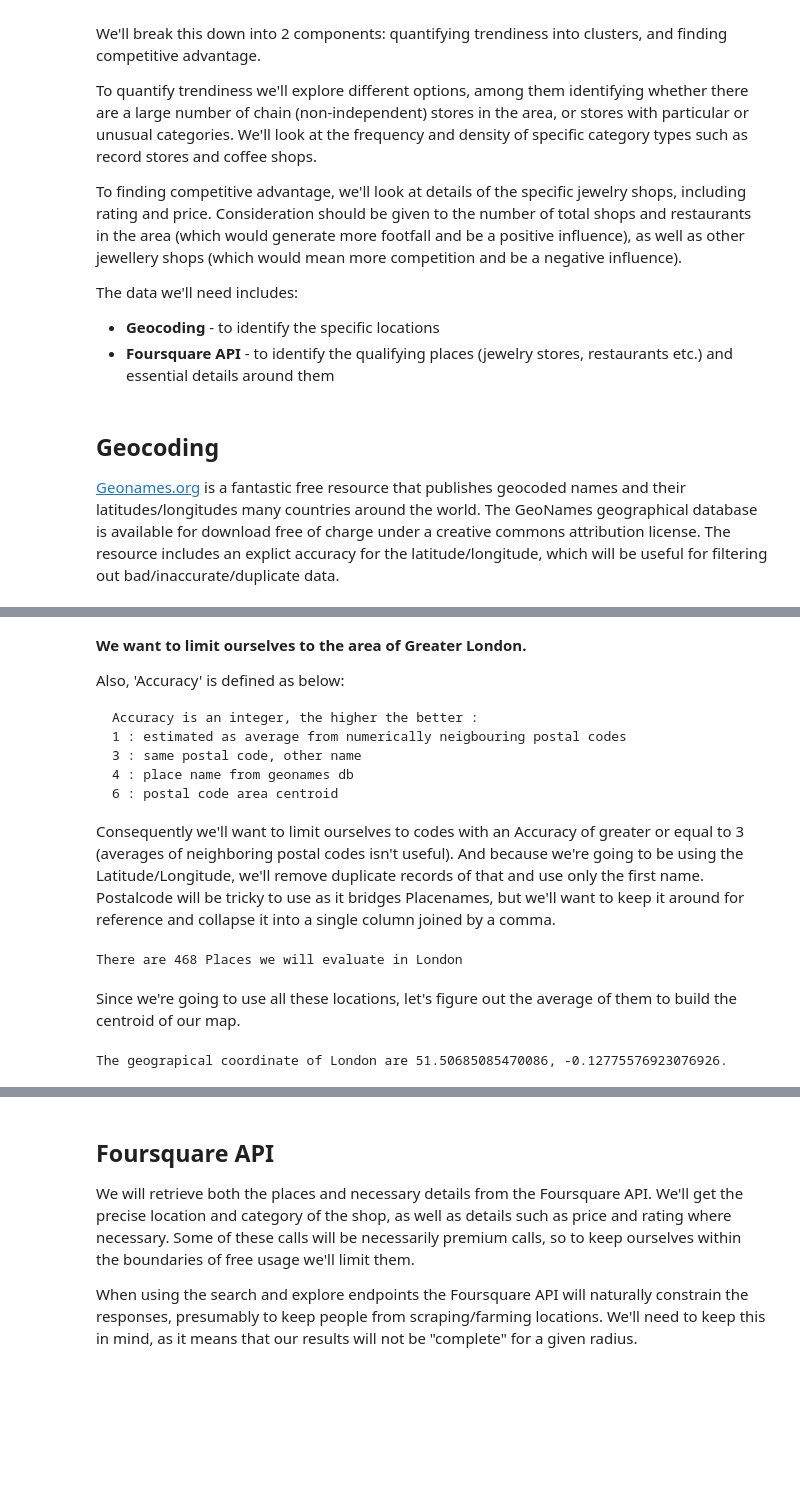
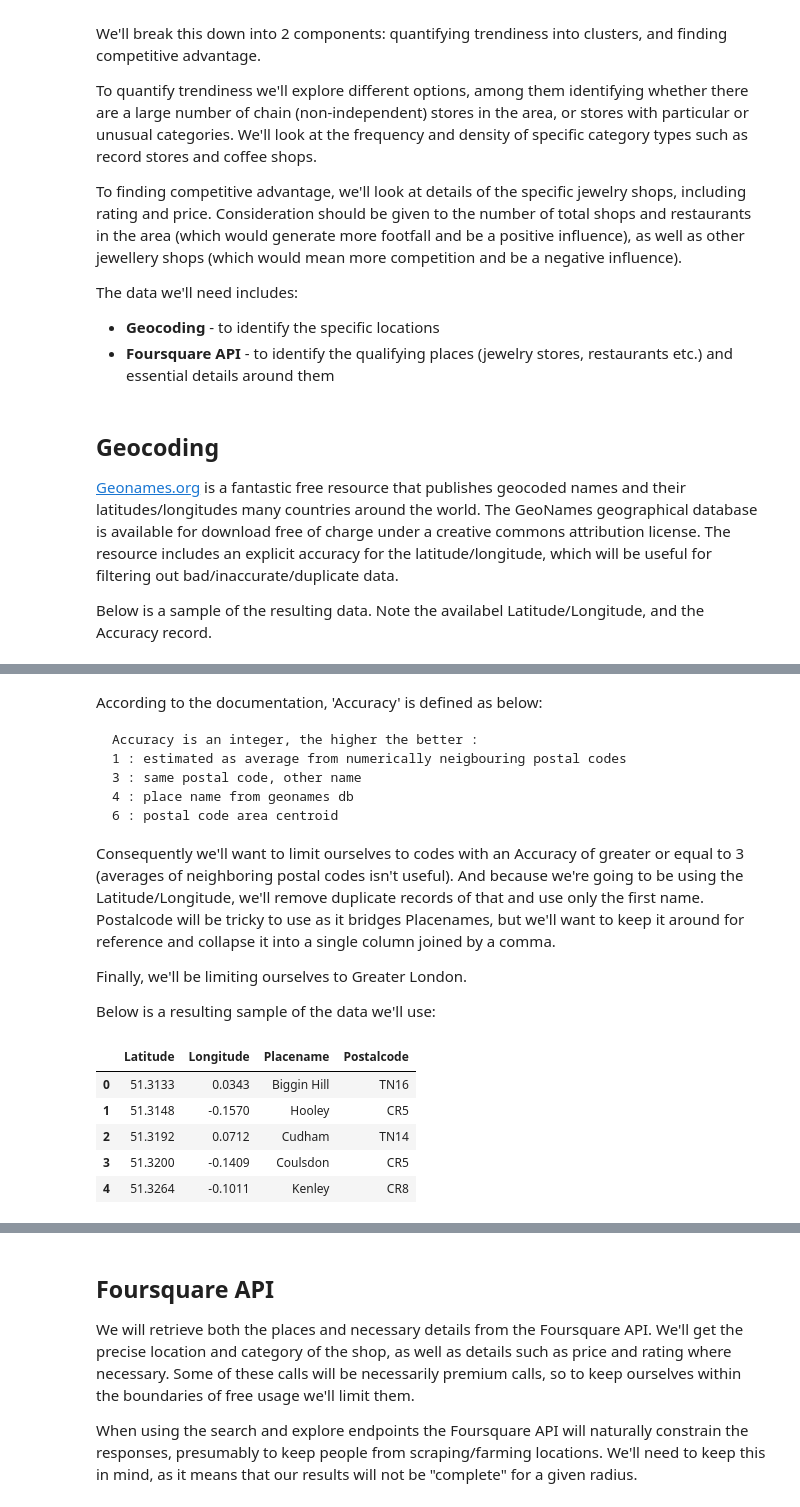
Before and after one commit to cuajo13/Coursera_Capstone, a Jupyter notebook: Battle of the Neighbourhoods Final.ipynb, the cells around one changed output, grey strips where cells are left out. Cells and saved outputs as stored; diff of their text form; code cells hidden in the pictures; blank space fills up the shorter version.

````diff
--- a/Battle of the Neighbourhoods Final.ipynb
+++ b/Battle of the Neighbourhoods Final.ipynb
@@ -33,7 +33,9 @@ The data we'll need includes:
 # %% [markdown]
 ## Geocoding
 
-[Geonames.org](https://www.geonames.org/) is a fantastic free resource that publishes geocoded names and their latitudes/longitudes many countries around the world.  The GeoNames geographical database is available for download free of charge under a creative commons attribution license.  The resource includes an explict accuracy for the latitude/longitude, which will be useful for filtering out bad/inaccurate/duplicate data.
+[Geonames.org](https://www.geonames.org/) is a fantastic free resource that publishes geocoded names and their latitudes/longitudes many countries around the world.  The GeoNames geographical database is available for download free of charge under a creative commons attribution license.  The resource includes an explicit accuracy for the latitude/longitude, which will be useful for filtering out bad/inaccurate/duplicate data.
+
+Below is a sample of the resulting data.  Note the availabel Latitude/Longitude, and the Accuracy record.
 # %%
 url = 'http://download.geonames.org/export/zip/GB.zip'
 zipname = 'GB.zip'
@@ -56,9 +58,8 @@ gb.head()
 | 3 | GB | DN14 | Laxton | England | ENG | East Riding of Yorkshire | 11609011 | NaN | ... |
 | 4 | GB | DN14 | Old Goole | England | ENG | East Riding of Yorkshire | 11609011 | NaN | ... |
 # %% [markdown]
-**We want to limit ourselves to the area of Greater London.**
 
-Also, 'Accuracy' is defined as below:
+According to the documentation, 'Accuracy' is defined as below:
 
 ```
 Accuracy is an integer, the higher the better :
@@ -69,18 +70,20 @@ Accuracy is an integer, the higher the better :
 ```
 
 Consequently we'll want to limit ourselves to codes with an Accuracy of greater or equal to 3 (averages of neighboring postal codes isn't useful).  And because we're going to be using the Latitude/Longitude, we'll remove duplicate records of that and use only the first name.  Postalcode will be tricky to use as it bridges Placenames, but we'll want to keep it around for reference and collapse it into a single column joined by a comma.
+
+Finally, we'll be limiting ourselves to Greater London.
+
+Below is a resulting sample of the data we'll use:
 # %%
 ldn = gb[(gb['Adminname2']=='Greater London') & (gb['Accuracy'] >= 3.0)].copy()
 ldn.drop(['Countrycode', 'Adminname1', 'Admincode1', 'Adminname2', 'Admincode2', 'Adminname3', 'Admincode3', 'Accuracy'], axis='columns', inplace=True)
 ldn.drop_duplicates(subset=['Latitude', 'Longitude', 'Postalcode'], inplace=True)
 ldn = ldn.groupby(['Latitude','Longitude']).agg({'Placename':'first', 'Postalcode': ','.join }).reset_index()
-print('There are {} Places we will evaluate in London'.format(len(ldn.index)))
+ldn.head()
 # %% [output]
-There are 468 Places we will evaluate in London
+|  | Latitude | Longitude | Placename | Postalcode |
+| 0 | 51.3133 | 0.0343 | Biggin Hill | TN16 |
+| 1 | 51.3148 | -0.1570 | Hooley | CR5 |
+| 2 | 51.3192 | 0.0712 | Cudham | TN14 |
+| 3 | 51.3200 | -0.1409 | Coulsdon | CR5 |
+| 4 | 51.3264 | -0.1011 | Kenley | CR8 |
-# %% [markdown]
-Since we're going to use all these locations, let's figure out the average of them to build the centroid of our map.
-# %%
-latitude, longitude = ldn.mean()
-print('The geograpical coordinate of London are {}, {}.'.format(latitude, longitude))
-# %% [output]
-The geograpical coordinate of London are 51.50685085470086, -0.12775576923076926.
````
Also changed, not shown: parts of 19 cells of this notebook, 3 other files.
